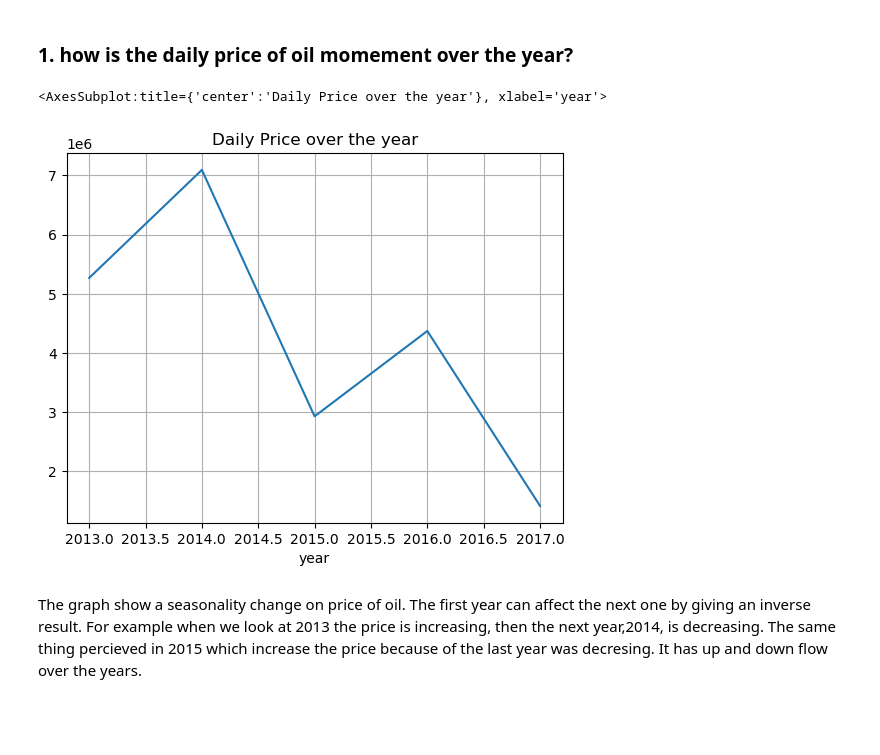
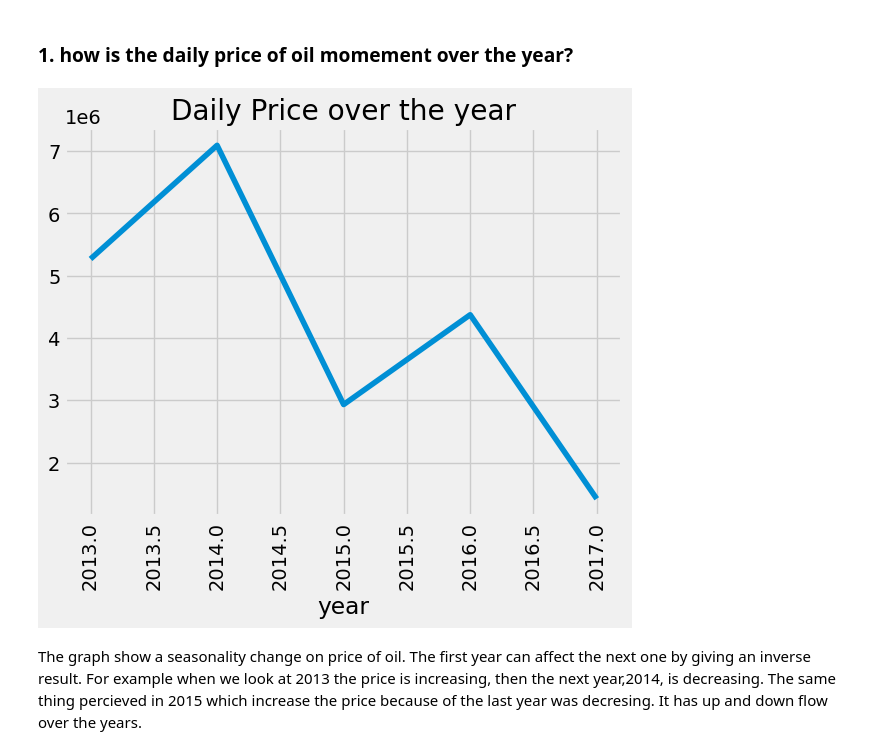
Before and after one commit to Henamen21/Time_Series_prediction, a Jupyter notebook: Time_Series_prediction.ipynb, the cells around one changed output. Drawn from its saved outputs; the diff is of its cells as text; code cells hidden in the pictures; blank space fills up the shorter version.

```diff
--- a/Time_Series_prediction.ipynb
+++ b/Time_Series_prediction.ipynb
@@ -300,6 +321,9 @@ Before going to test the hypothesis, first let see how the the series is going u
 # a plot for the month column
 data_final.month.plot(figsize=(14,8), legend=None, title='Month' , xlabel = "Month in Years")
 
+# Selecting plot style
+plt.style.use("fivethirtyeight")
+
 # a plot for average month throught the whole years
 plt.axhline(y=np.nanmean(data_final.month) , color='red', linestyle='--', linewidth=3, label='Mean')
 plt.legend()
@@ -432,10 +460,11 @@ data_final["weekday name"] = data_final.index.day_name()
 # %% [markdown]
 ### 1. how is the daily price of oil momement over the year?
 # %%
-data_final.groupby("year").sum()["dcoilwtico"].plot(grid=True , title = "Daily Price over the year" )
+data_final.groupby("year").sum()["dcoilwtico"].plot(grid=True , title = "Daily Price over the year")
+plt.xticks(rotation = 90)
+plt.show()
 # %% [output]
-<AxesSubplot:title={'center':'Daily Price over the year'}, xlabel='year'>
-[figure, old version]
+[figure, new version]
 # %% [markdown]
 The graph show a seasonality change on price of oil. The first year can affect the next one by giving an inverse result. For example when we look at 2013 the price is increasing, then the next year,2014, is decreasing. The same thing percieved in 2015 which increase the price because of the last year was decresing. It has up and down flow over the years.
 # %% [markdown]
```
Also changed, not shown: parts of 96 cells of this notebook.
